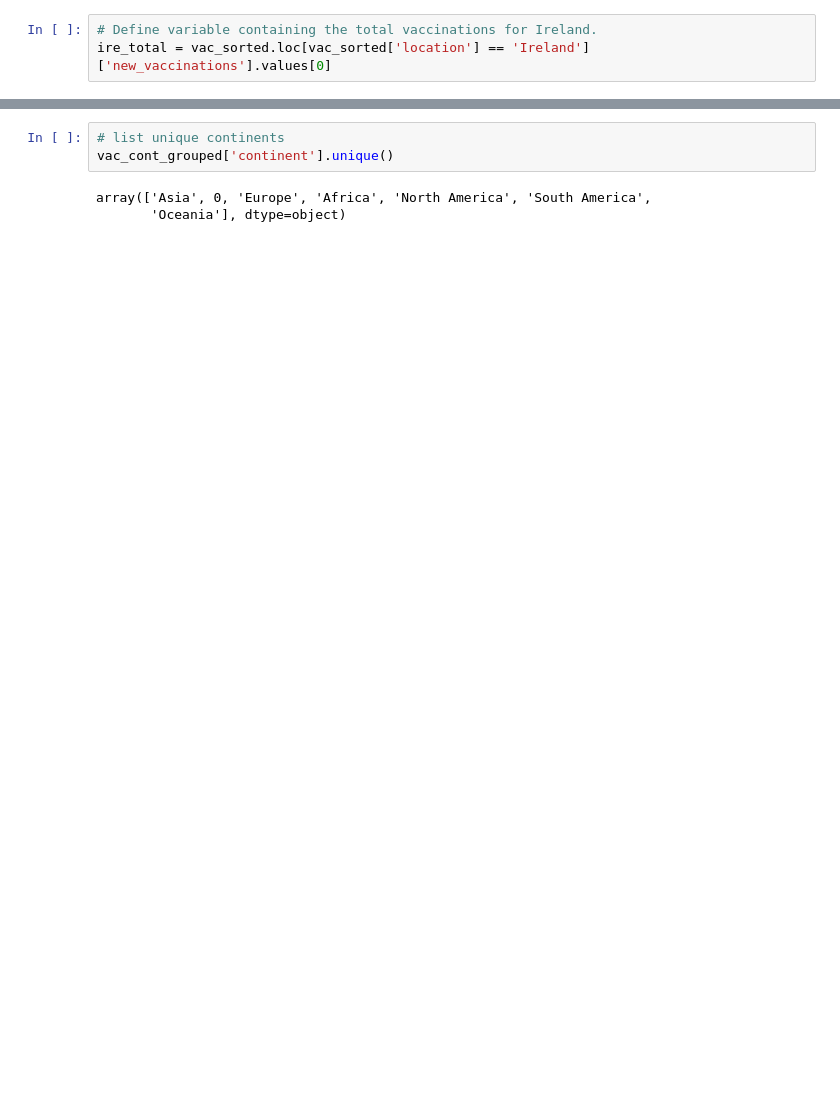
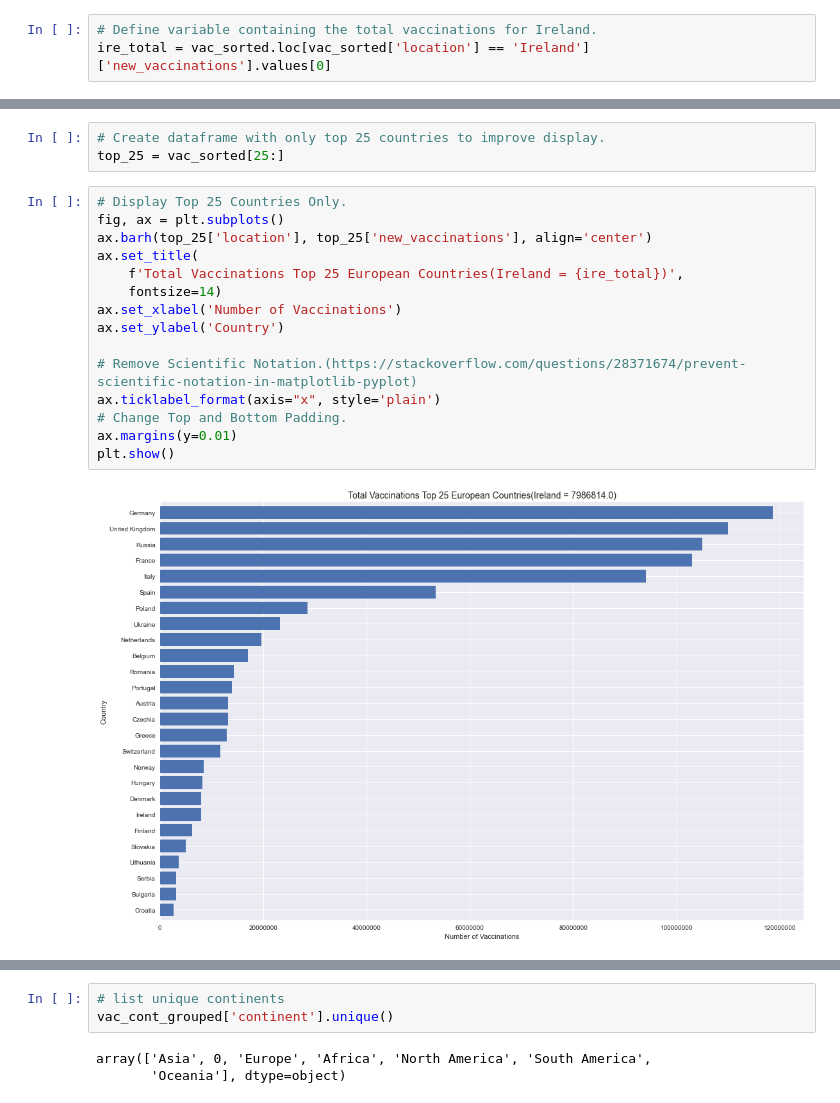
Before and after one commit to Sam-Tracey/Fundamentals-of-Data-Analysis, a Jupyter notebook: pyplot.ipynb, the cells around one changed output, grey strips where cells are left out. Saved outputs shown, nothing was run; the diff lists cells and outputs as text; blank space fills up the shorter version.

```diff
--- a/pyplot.ipynb
+++ b/pyplot.ipynb
@@ -340,0 +344,20 @@ plt.show()
+# %%
+# Create dataframe with only top 25 countries to improve display.
+top_25 = vac_sorted[25:]
+# %%
+# Display Top 25 Countries Only.
+fig, ax = plt.subplots()
+ax.barh(top_25['location'], top_25['new_vaccinations'], align='center')
+ax.set_title(
+    f'Total Vaccinations Top 25 European Countries(Ireland = {ire_total})',
+    fontsize=14)
+ax.set_xlabel('Number of Vaccinations')
+ax.set_ylabel('Country')
+
+# Remove Scientific Notation.(https://stackoverflow.com/questions/28371674/prevent-scientific-notation-in-matplotlib-pyplot)
+ax.ticklabel_format(axis="x", style='plain')
+# Change Top and Bottom Padding.
+ax.margins(y=0.01)
+plt.show()
+# %% [output]
+[figure, added]
```
Also changed, not shown: parts of 14 cells of this notebook, 8 other files.
